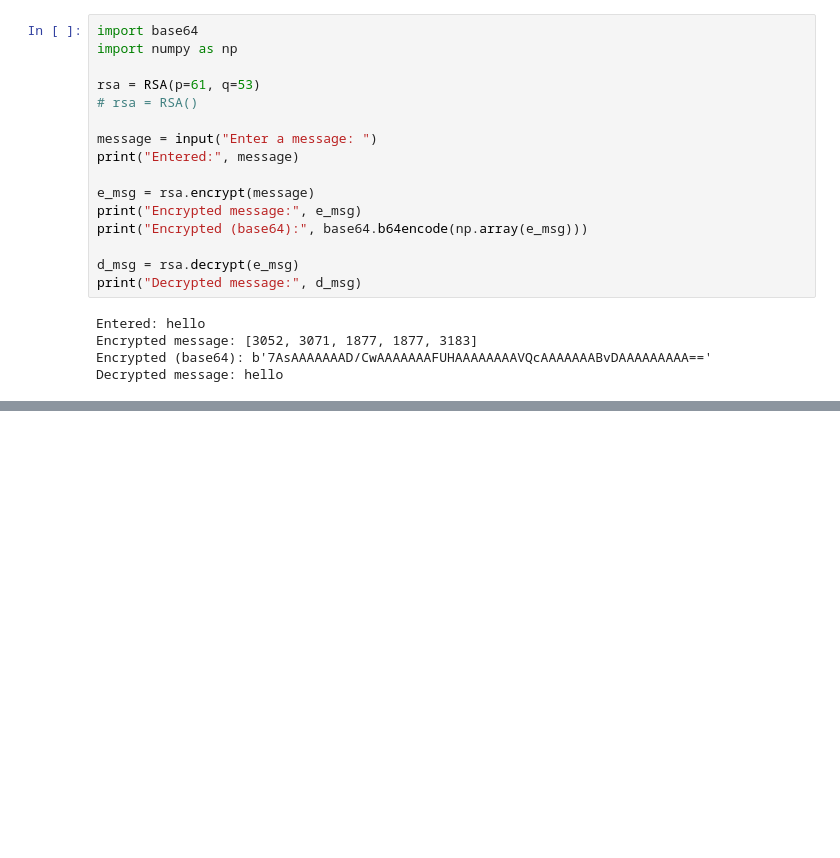
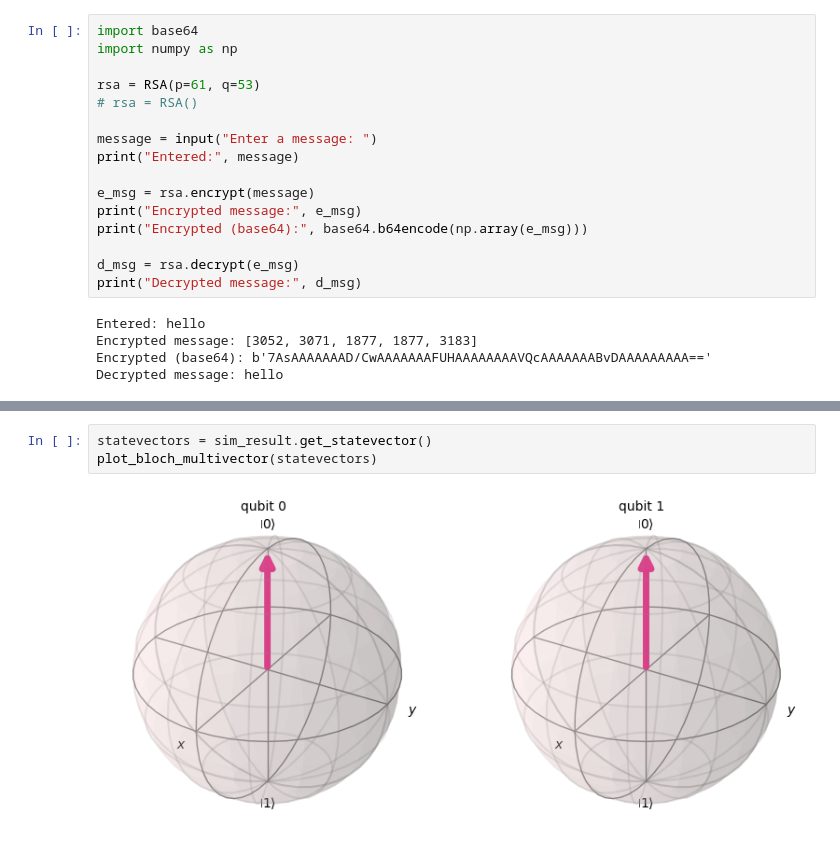
Before and after one commit to mizaagi/AP-CompSci-Principles, a Jupyter notebook: Notebooks/Concepts.ipynb, the cells around one changed output, grey strips where cells are left out. Drawn from its saved outputs; the diff is of its cells as text; blank space fills up the shorter version.

```diff
--- a/Notebooks/Concepts.ipynb
+++ b/Notebooks/Concepts.ipynb
@@ -327,0 +380,5 @@ Decrypted message: hello
+# %%
+statevectors = sim_result.get_statevector()
+plot_bloch_multivector(statevectors)
+# %% [output]
+[figure, added]
```
Also changed, not shown: parts of 4 cells of this notebook.
